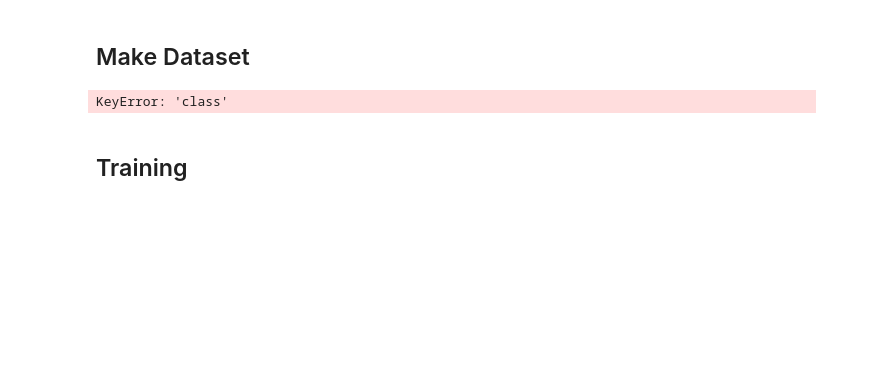
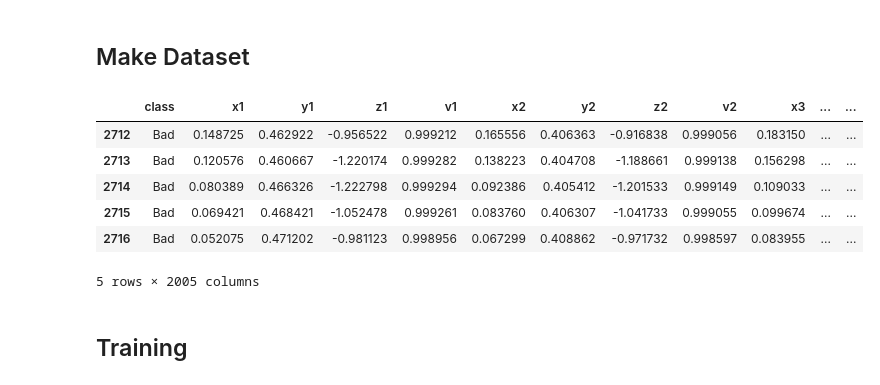
Before and after one commit to sala0320/PoseProject, a Jupyter notebook: PoseEstimation.ipynb, the cells around one changed output. Cells and saved outputs as stored; diff of their text form; code cells hidden in the pictures; blank space fills up the shorter version.

```diff
--- a/PoseEstimation.ipynb
+++ b/PoseEstimation.ipynb
@@ -376,9 +319,15 @@ cap.release()
 cv2.destroyAllWindows()
 # %%
 df = pd.read_csv('coords.csv')
-df[df['class']=='Stretching"']
+df.tail()
 # %% [output]
+|  | class | x1 | y1 | z1 | v1 | x2 | y2 | z2 | v2 | x3 | ... | ... |
+| 2712 | Bad | 0.148725 | 0.462922 | -0.956522 | 0.999212 | 0.165556 | 0.406363 | -0.916838 | 0.999056 | 0.183150 | ... | ... |
+| 2713 | Bad | 0.120576 | 0.460667 | -1.220174 | 0.999282 | 0.138223 | 0.404708 | -1.188661 | 0.999138 | 0.156298 | ... | ... |
+| 2714 | Bad | 0.080389 | 0.466326 | -1.222798 | 0.999294 | 0.092386 | 0.405412 | -1.201533 | 0.999149 | 0.109033 | ... | ... |
+| 2715 | Bad | 0.069421 | 0.468421 | -1.052478 | 0.999261 | 0.083760 | 0.406307 | -1.041733 | 0.999055 | 0.099674 | ... | ... |
+| 2716 | Bad | 0.052075 | 0.471202 | -0.981123 | 0.998956 | 0.067299 | 0.408862 | -0.971732 | 0.998597 | 0.083955 | ... | ... |
-KeyError: 'class'
+5 rows × 2005 columns
 # %% [markdown]
 ## Training
 # %%
```
Also changed, not shown: parts of 11 cells of this notebook, 4 other files.
